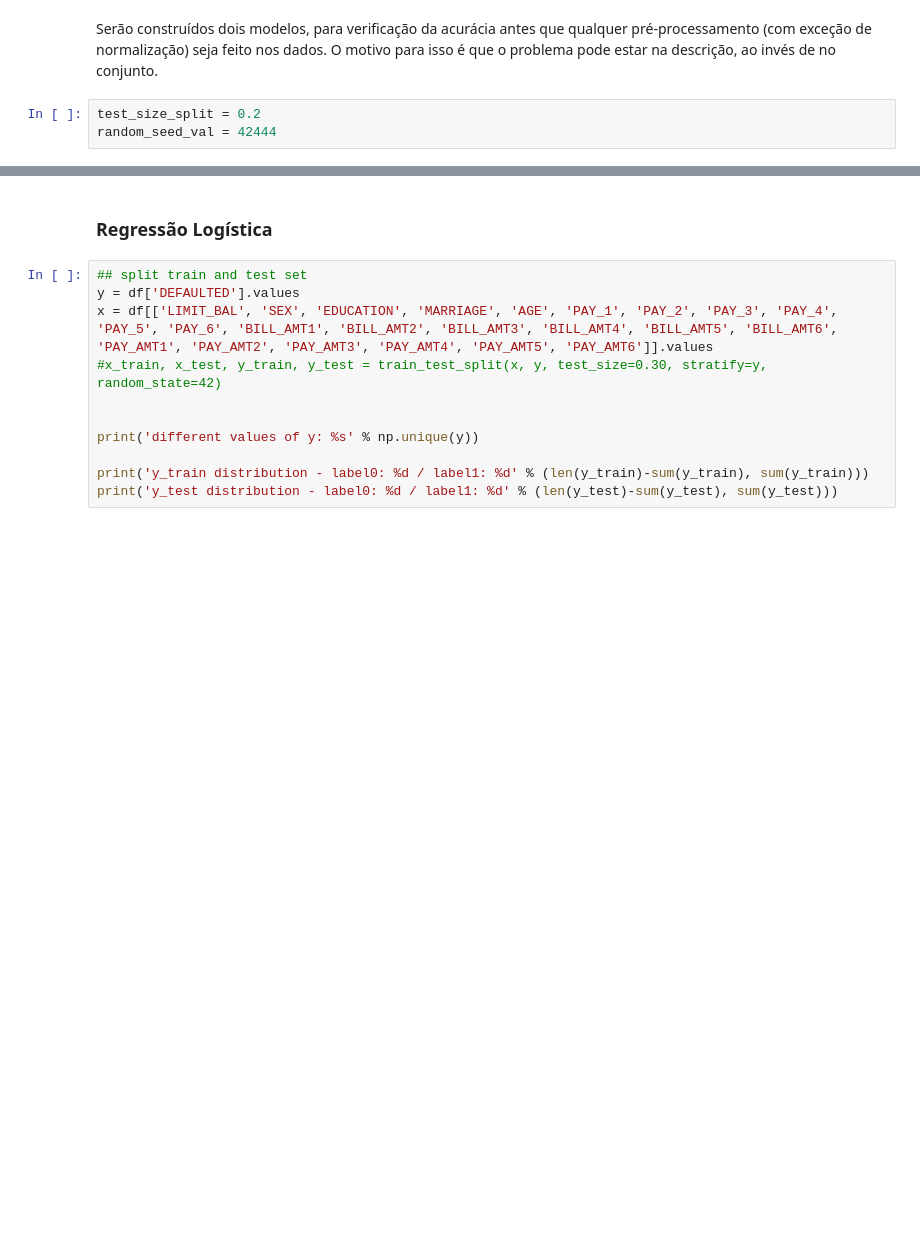
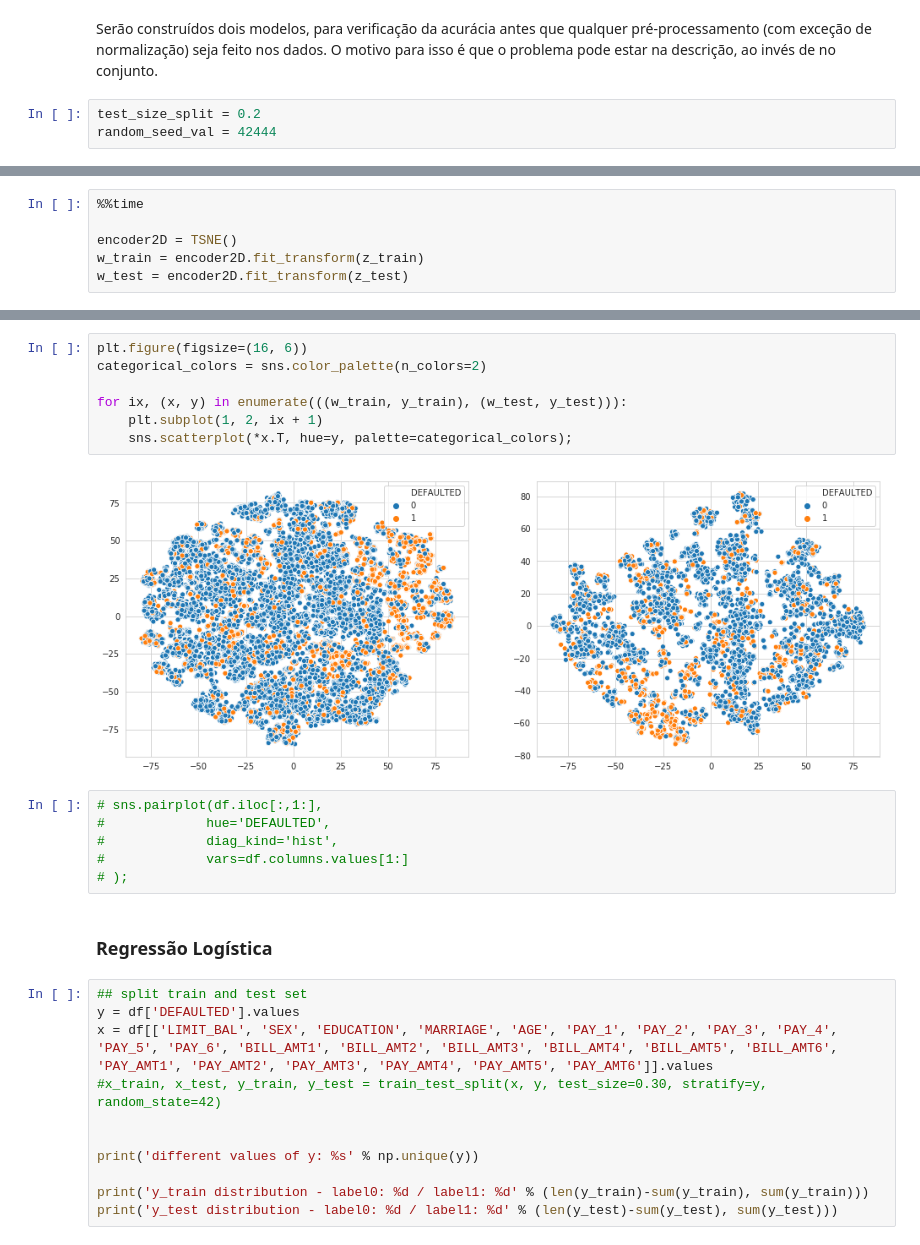
Before and after one commit to tmiessa/mdc-defaultcredit, a Jupyter notebook: mdc_defaultcredit.ipynb, the cells around one changed output, grey strips where cells are left out. Saved outputs shown, nothing was run; the diff lists cells and outputs as text; blank space fills up the shorter version.

```diff
--- a/mdc_defaultcredit.ipynb
+++ b/mdc_defaultcredit.ipynb
@@ -245,3 +246,9 @@ scaler = StandardScaler()
 
 z_train = scaler.fit_transform(x_train)
 z_test = scaler.transform(x_test)
+# %%
+%%time
+
+encoder2D = TSNE()
+w_train = encoder2D.fit_transform(z_train)
+w_test = encoder2D.fit_transform(z_test)
@@ -248,3 +258,18 @@ z_test = scaler.transform(x_test)
+# %%
+plt.figure(figsize=(16, 6))
+categorical_colors = sns.color_palette(n_colors=2)
+
+for ix, (x, y) in enumerate(((w_train, y_train), (w_test, y_test))):
+    plt.subplot(1, 2, ix + 1)
+    sns.scatterplot(*x.T, hue=y, palette=categorical_colors);
+# %% [output]
+[figure, added]
+# %%
+# sns.pairplot(df.iloc[:,1:],
+#             hue='DEFAULTED',
+#             diag_kind='hist',
+#             vars=df.columns.values[1:]
+# );
 # %% [markdown]
 ### Regressão Logística
 # %%
```
Also changed, not shown: parts of 26 cells of this notebook.
